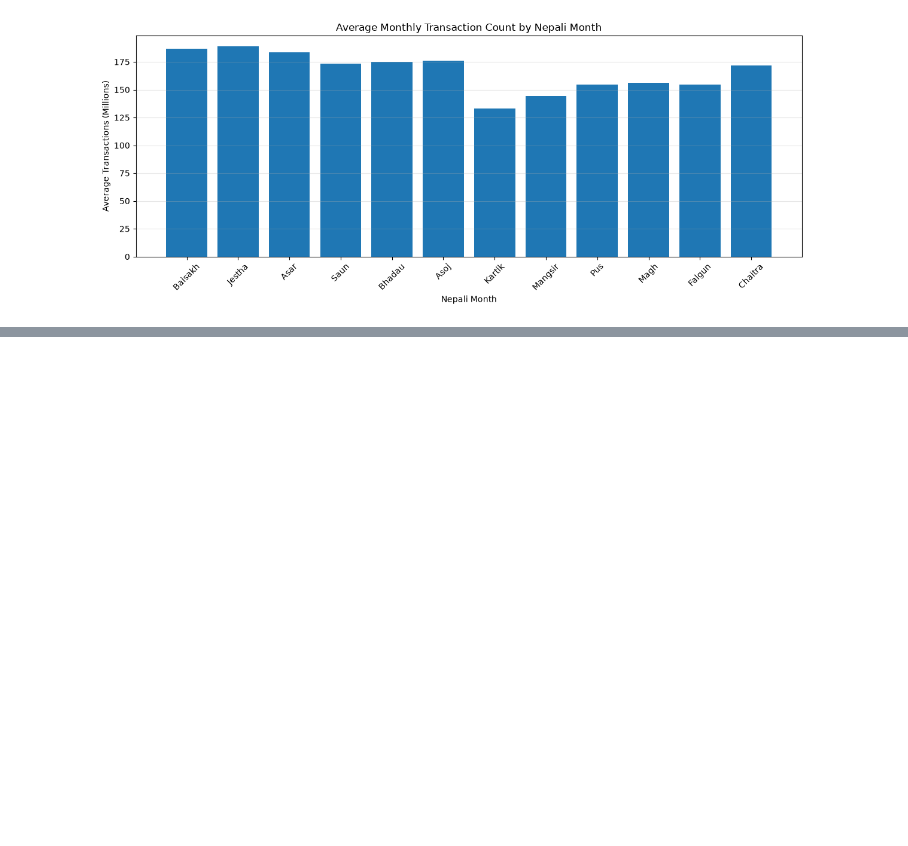
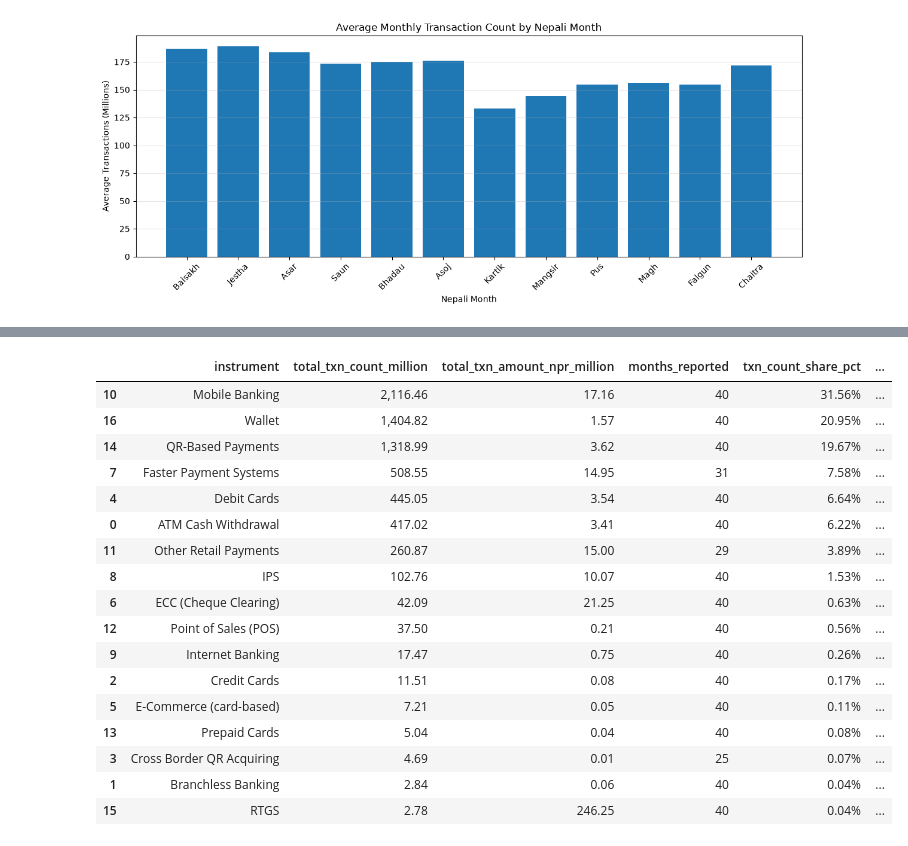
Before and after one commit to Srijan0113/Nepal_Online_Payment_System, a Jupyter notebook: Python/02_transaction_trend_analysis.ipynb, the cells around one changed output, grey strips where cells are left out. Saved outputs shown, nothing was run; the diff lists cells and outputs as text; code cells hidden in the pictures; blank space fills up the shorter version.

```diff
--- a/Python/02_transaction_trend_analysis.ipynb
+++ b/Python/02_transaction_trend_analysis.ipynb
@@ -641,0 +697,55 @@ plt.show()
+# %%
+instrument_trends = (
+    df.groupby("instrument")
+    .agg(
+        total_txn_count_million=("txn_count", "sum"),
+        total_txn_amount_npr_million=("txn_amount_npr_million", "sum"),
+        months_reported=("period_end", "nunique")
+    )
+    .reset_index()
+)
+
+instrument_trends["txn_count_share_pct"] = (
+    instrument_trends["total_txn_count_million"]
+    / instrument_trends["total_txn_count_million"].sum() * 100
+)
+
+instrument_trends["txn_amount_share_pct"] = (
+    instrument_trends["total_txn_amount_npr_million"]
+    / instrument_trends["total_txn_amount_npr_million"].sum() * 100
+)
+
+# Convert units for readability
+instrument_trends["total_txn_count_million"] /= 1_000_000
+instrument_trends["total_txn_amount_npr_million"] /= 1_000_000
+
+instrument_trends = instrument_trends.sort_values(
+    "txn_count_share_pct", ascending=False
+)
+
+instrument_trends.style.format({
+    "total_txn_count_million": "{:,.2f}",
+    "total_txn_amount_npr_million": "{:,.2f}",
+    "months_reported": "{:.0f}",
+    "txn_count_share_pct": "{:.2f}%",
+    "txn_amount_share_pct": "{:.2f}%"
+})
+# %% [output]
+|  | instrument | total_txn_count_million | total_txn_amount_npr_million | months_reported | txn_count_share_pct | ... |
+| 10 | Mobile Banking | 2,116.46 | 17.16 | 40 | 31.56% | ... |
+| 16 | Wallet | 1,404.82 | 1.57 | 40 | 20.95% | ... |
+| 14 | QR-Based Payments | 1,318.99 | 3.62 | 40 | 19.67% | ... |
+| 7 | Faster Payment Systems | 508.55 | 14.95 | 31 | 7.58% | ... |
+| 4 | Debit Cards | 445.05 | 3.54 | 40 | 6.64% | ... |
+| 0 | ATM Cash Withdrawal | 417.02 | 3.41 | 40 | 6.22% | ... |
+| 11 | Other Retail Payments | 260.87 | 15.00 | 29 | 3.89% | ... |
+| 8 | IPS | 102.76 | 10.07 | 40 | 1.53% | ... |
+| 6 | ECC (Cheque Clearing) | 42.09 | 21.25 | 40 | 0.63% | ... |
+| 12 | Point of Sales (POS) | 37.50 | 0.21 | 40 | 0.56% | ... |
+| 9 | Internet Banking | 17.47 | 0.75 | 40 | 0.26% | ... |
+| 2 | Credit Cards | 11.51 | 0.08 | 40 | 0.17% | ... |
+| 5 | E-Commerce (card-based) | 7.21 | 0.05 | 40 | 0.11% | ... |
+| 13 | Prepaid Cards | 5.04 | 0.04 | 40 | 0.08% | ... |
+| 3 | Cross Border QR Acquiring | 4.69 | 0.01 | 25 | 0.07% | ... |
+| 1 | Branchless Banking | 2.84 | 0.06 | 40 | 0.04% | ... |
+| 15 | RTGS | 2.78 | 246.25 | 40 | 0.04% | ... |
```
Also changed, not shown: parts of 20 cells of this notebook.
